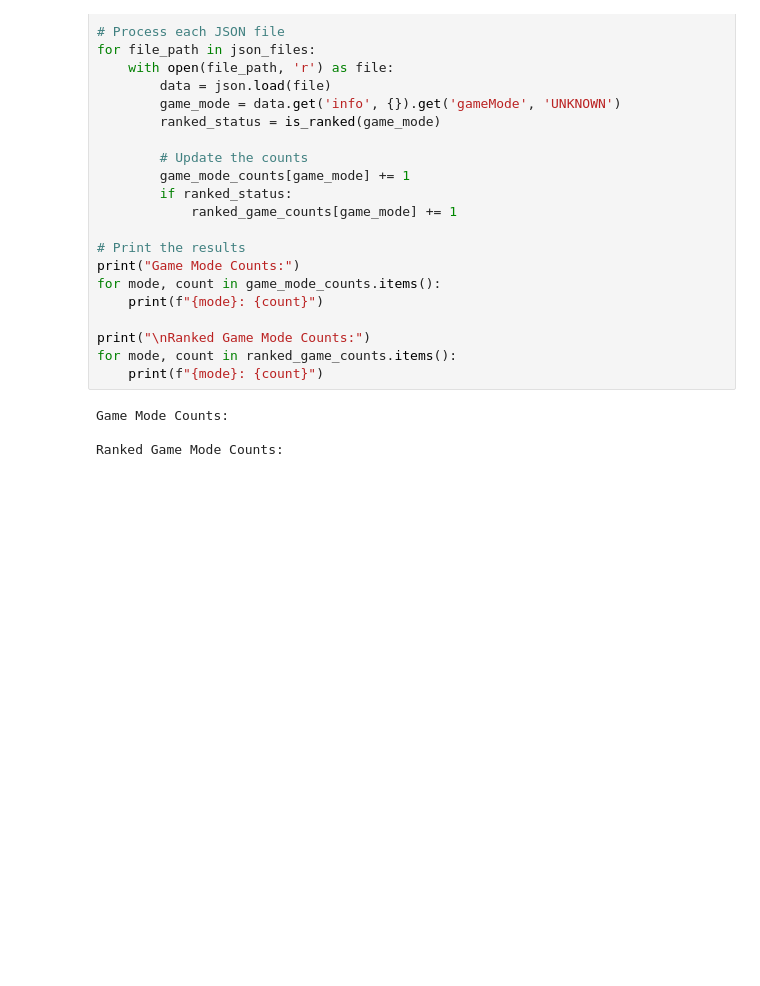
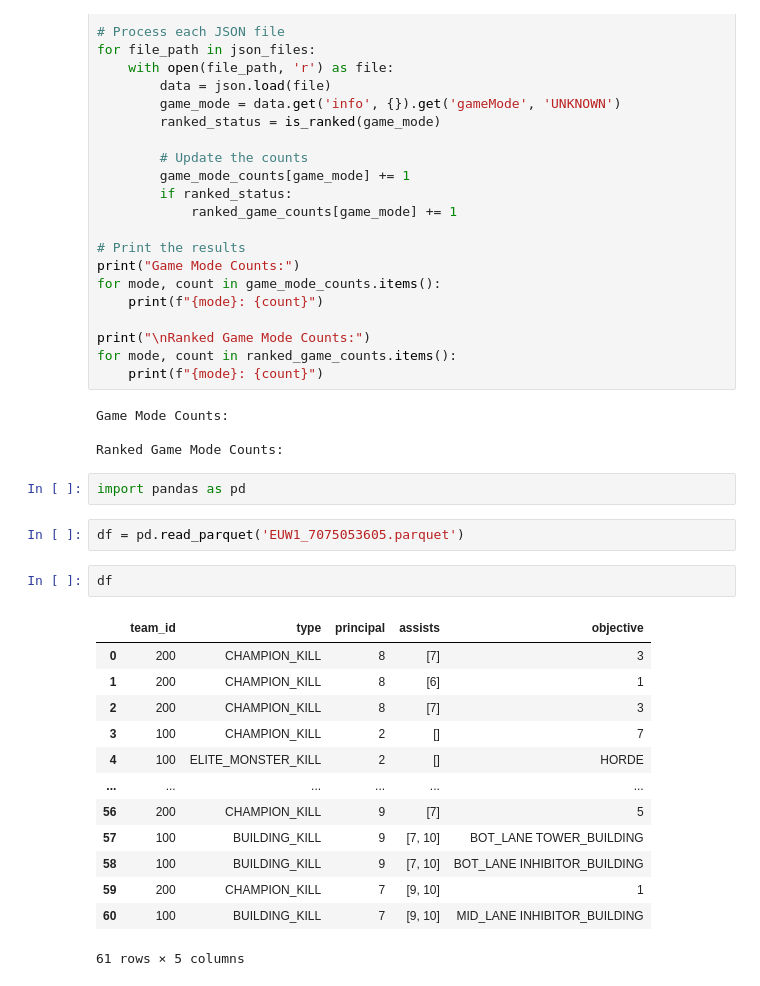
Before and after one commit to mc-mario/etl-league-ml, a Jupyter notebook: LOL Notebook.ipynb, the cells around one changed output. Cells and saved outputs as stored; diff of their text form; blank space fills up the shorter version.

```diff
--- a/LOL Notebook.ipynb
+++ b/LOL Notebook.ipynb
@@ -368,3 +368,23 @@ for mode, count in ranked_game_counts.items():
 Game Mode Counts:
 
 Ranked Game Mode Counts:
+# %%
+import pandas as pd
+# %%
+df = pd.read_parquet('EUW1_7075053605.parquet')
+# %%
+df
+# %% [output]
+|  | team_id | type | principal | assists | objective |
+| 0 | 200 | CHAMPION_KILL | 8 | [7] | 3 |
+| 1 | 200 | CHAMPION_KILL | 8 | [6] | 1 |
+| 2 | 200 | CHAMPION_KILL | 8 | [7] | 3 |
+| 3 | 100 | CHAMPION_KILL | 2 | [] | 7 |
+| 4 | 100 | ELITE_MONSTER_KILL | 2 | [] | HORDE |
+| ... | ... | ... | ... | ... | ... |
+| 56 | 200 | CHAMPION_KILL | 9 | [7] | 5 |
+| 57 | 100 | BUILDING_KILL | 9 | [7, 10] | BOT_LANE TOWER_BUILDING |
+| 58 | 100 | BUILDING_KILL | 9 | [7, 10] | BOT_LANE INHIBITOR_BUILDING |
+| 59 | 200 | CHAMPION_KILL | 7 | [9, 10] | 1 |
+| 60 | 100 | BUILDING_KILL | 7 | [9, 10] | MID_LANE INHIBITOR_BUILDING |
+61 rows × 5 columns
```
Also changed, not shown: parts of 2 cells of this notebook, 1 other file.
